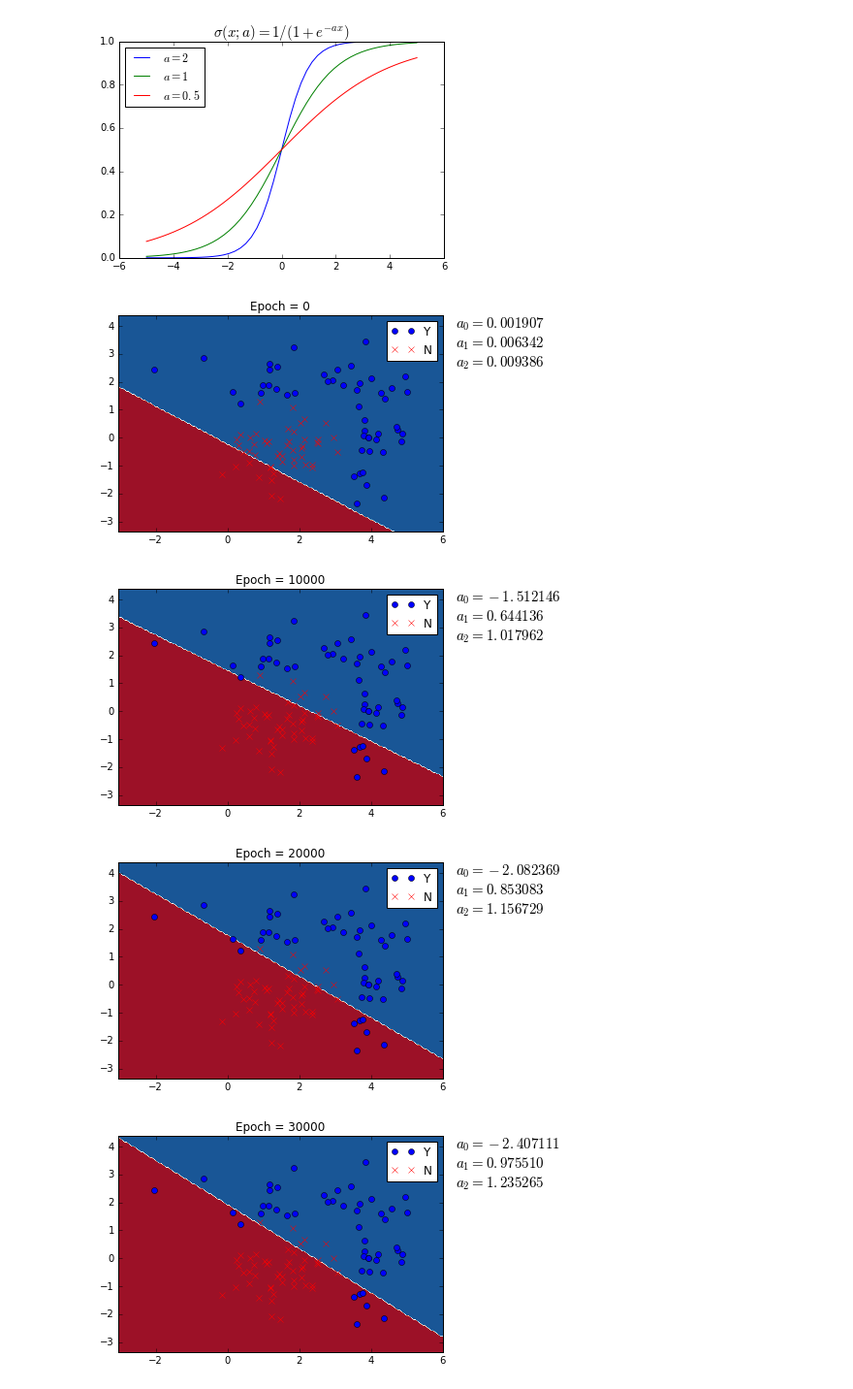
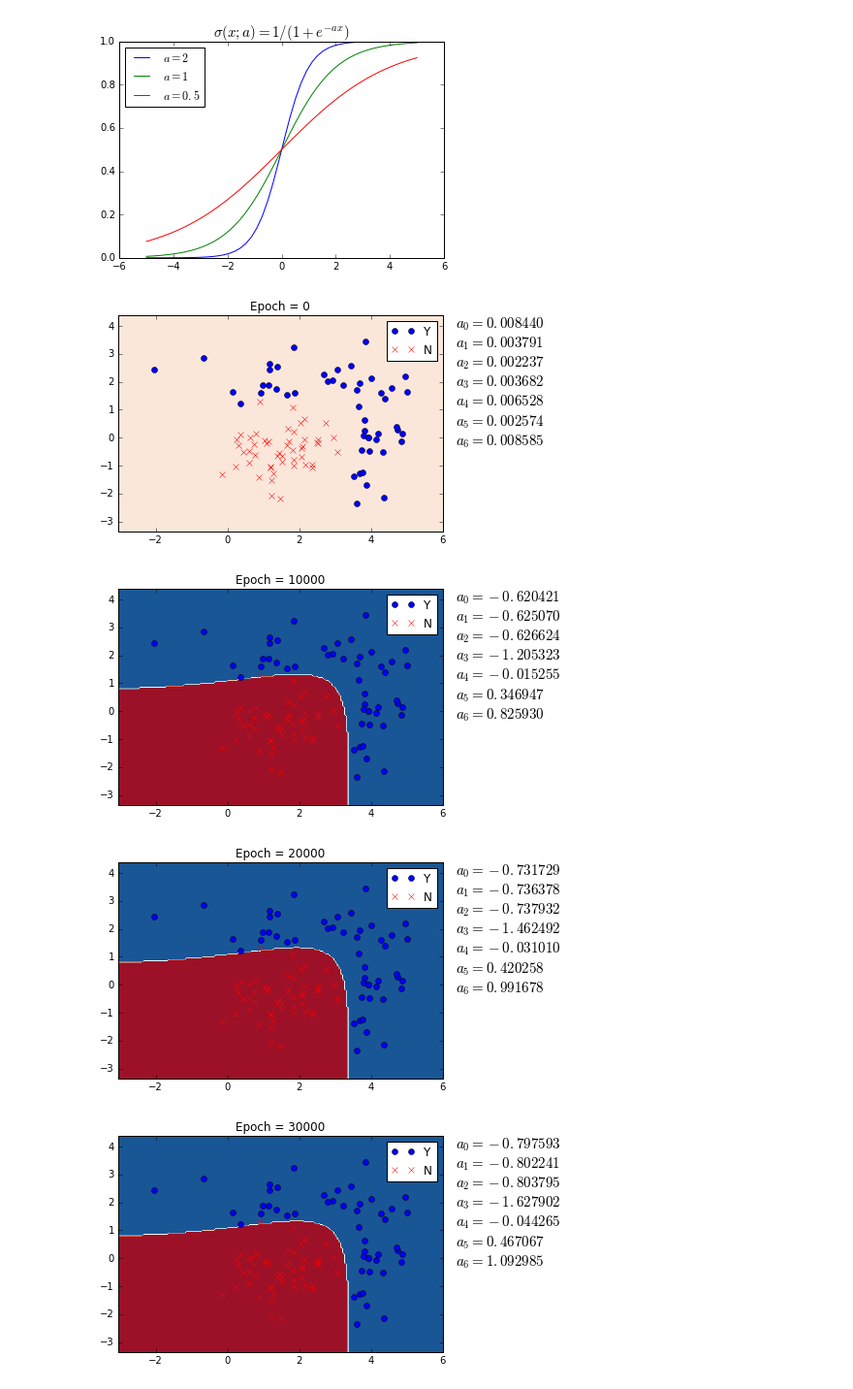
Before and after one commit to macromancer/DLTutorial_Python, a Jupyter notebook: LinearLeastSquare-2D.ipynb, the cells around one changed output. Shown at 97% size. Saved outputs shown, nothing was run; the diff lists cells and outputs as text; code cells hidden in the pictures.

```diff
--- a/LinearLeastSquare-2D.ipynb
+++ b/LinearLeastSquare-2D.ipynb
@@ -75,6 +75,13 @@ x: input data (shape = (N, D))
 k: degree of polynomial function (scalar)
 retrun: expanded input, [1 x_1 x_2 x^2_1 x^2_2... x^k_1 x^k_2] (shape= (N,1+D*k))
 '''
+def buildX(x, k):
+    X = np.ones((x.shape[0], 1))
+    for i in range(k):
+        X = np.hstack((X, np.power(x, i + 1)))
+
+    return np.matrix(X)
+
 def buildX(x, k):
     X = np.ones((x.shape[0], 1))
     for i in range(k):
@@ -314,8 +321,8 @@ def evaluate(x, a):
     o = sigmoid(f)
     return o
 
-assertEqual(evaluate(np.matrix([[0, 0],[1, 0],[-3, 1]]), np.matrix([1, 2, 3]).T),
-           sigmoid(np.matrix([1, 3, -2]).T))
+#assertEqual(evaluate(np.matrix([[0, 0],[1, 0],[-3, 1]]), np.matrix([1, 2, 3]).T),
+#           sigmoid(np.matrix([1, 3, -2]).T))
 
 def classify(x, a):
 
@@ -364,6 +371,17 @@ def plot_LR_GD(x, y, clf, opt):
     return ax
 
 
+def buildX(x, k):
+    X = np.ones((x.shape[0], 1))
+    for i in range(k):
+        #X = np.hstack((X, np.power(x, i + 1)))
+        X = np.hstack((X, np.power(i + 1, x)))
+        #X = np.hstack((X, np.exp(x * (i+1))))
+        #X = np.hstack((X, np.sin(x * (i+1))))
+        #X = np.hstack((X, np.cos(x * (i+1))))
+    return np.matrix(X)
+
+
 def fit_LR_GD(x, y, k, epoch, mu):
     X = buildX(x, k)
 
@@ -372,35 +390,35 @@ def fit_LR_GD(x, y, k, epoch, mu):
 
     for i in range(epoch):
         f = np.dot(X,a)
         o = sigmoid(f)
         e = y - o
         g = np.multiply(o, 1 - o)
 
         if (i % (epoch / 10) == 0):
             ax = plot_LR_GD(x, y, classify, {'params': a})
             ax.set_title(u'Epoch = %d' % i)
             ax.text(1.04, 1, '\n'.join('$a_{%d} = %f$' % (i, a[i]) for i in range(a.shape[0])),
                         transform=ax.transAxes, verticalalignment='top', fontsize=15)
 
         dE = X.T.dot(-np.multiply(e, g))
 
         assert(dE.shape == a.shape)
 
         a -= mu * dE
 
 
     ax = plot_LR_GD(x, y, classify, {'params': a})
     ax.set_title(u'Epoch = %d' % epoch)
     ax.text(1.04, 1, '\n'.join('$a_{%d} = %f$' % (i, a[i]) for i in range(a.shape[0])),
                 transform=ax.transAxes, verticalalignment='top', fontsize=15)
 
 
-k = 1
+k = 3
 mu = 0.0001
 epoch = 100000
 fit_LR_GD(x, y, k, epoch, mu)
 # %% [output]
-[figure, old version]
+[figure, new version]
-[figure, old version]
+[figure, new version]
-[figure, old version]
+[figure, new version]
-[figure, old version]
+[figure, new version]
```
Also changed, not shown: parts of 1 cell of this notebook, 1 other file.
